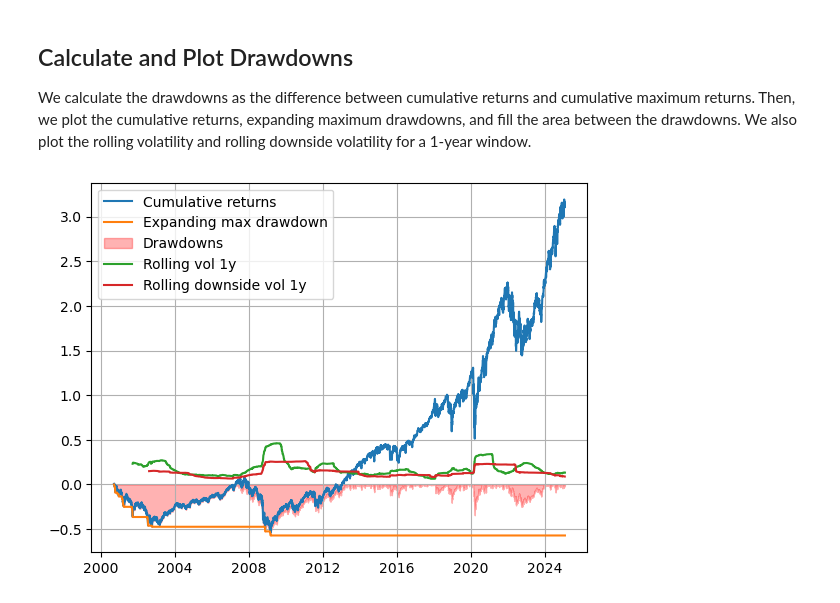
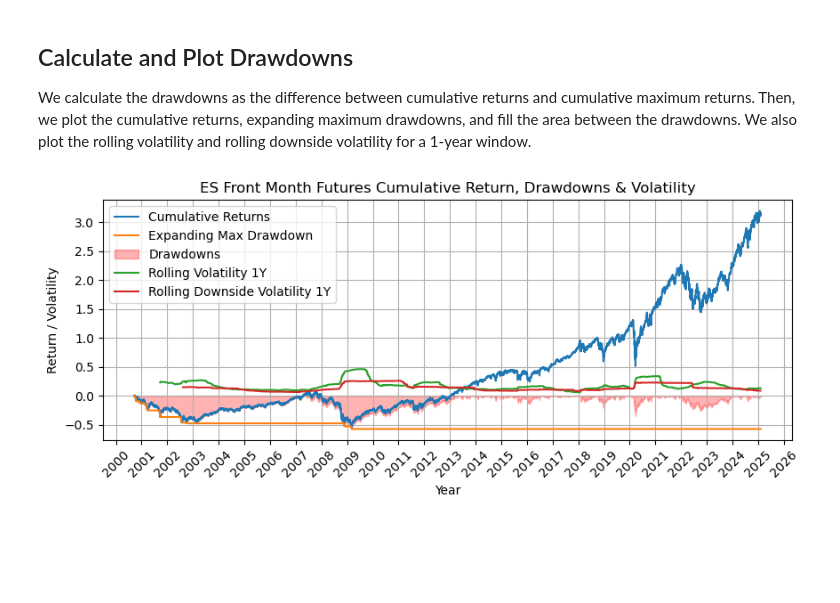
Before and after one commit to QuantLandi/computational-investing-exercises, a Jupyter notebook: day1.ipynb, the cells around one changed output. Drawn from its saved outputs; the diff is of its cells as text; code cells hidden in the pictures; blank space fills up the shorter version.

Commit message:
embellish plots

```diff
--- a/day1.ipynb
+++ b/day1.ipynb
@@ -243,44 +292,56 @@ drawdowns = (cum_returns - cum_max) / cum_max
 expanding_drawdowns = drawdowns.expanding().min()
 
 # Create a new figure and axis for plotting
-fig, ax = plt.subplots()
+fig, ax = plt.subplots(figsize=(10, 3.5))  # Updated figure size
 
 # Plot cumulative returns
 ax.plot(
     cum_returns.index,  # X-axis: dates
     (cum_returns - 1).values.T[0],  # Y-axis: cumulative returns
-    label="Cumulative returns",  # Label for the cumulative returns plot
+    label="Cumulative Returns"
 )
 
 # Plot expanding maximum drawdowns
 ax.plot(
     expanding_drawdowns.index,  # X-axis: dates
     expanding_drawdowns.values.T[0],  # Y-axis: expanding maximum drawdowns
-    label="Expanding max drawdown",  # Label for the expanding maximum drawdowns plot
+    label="Expanding Max Drawdown"
 )
 
 # Fill the area between the drawdowns
 ax.fill_between(
     drawdowns.index,  # X-axis: dates
     drawdowns.values.T[0],  # Y-axis: drawdowns
-    color="red",  # Color for the filled area
+    color="red",  # Keep red for clarity
     alpha=0.3,  # Transparency level for the filled area
-    label="Drawdowns",  # Label for the drawdowns plot
+    label="Drawdowns"
 )
 
 # Plot rolling volatility for a 1-year window
-ax.plot(rolling_vol_1y, label="Rolling vol 1y")
+ax.plot(rolling_vol_1y, label="Rolling Volatility 1Y")
 
 # Plot rolling downside volatility for a 1-year window
-plt.plot(rolling_down_vol_1y, label="Rolling downside vol 1y")
+ax.plot(rolling_down_vol_1y, label="Rolling Downside Volatility 1Y")
 
-# Add a grid to the plot
-ax.grid()
+# Add title and labels
+ax.set_title("ES Front Month Futures Cumulative Return, Drawdowns & Volatility")
+ax.set_xlabel("Year")
+ax.set_ylabel("Return / Volatility")
 
-# Add a legend to the plot
-plt.legend()
+# Format x-ticks to show only the year
+ax.xaxis.set_major_locator(mdates.YearLocator())  # One tick per year
+ax.xaxis.set_major_formatter(mdates.DateFormatter('%Y'))  # Display only the year
+
+# Enable grid
+ax.grid(True)
+
+# Rotate x-ticks for better readability
+plt.xticks(rotation=45)
+
+# Add a legend
+ax.legend()
 
 # Display the plot
 plt.show()
 # %% [output]
-[figure, old version]
+[figure, new version]
```
Also changed, not shown: parts of 8 cells of this notebook.
